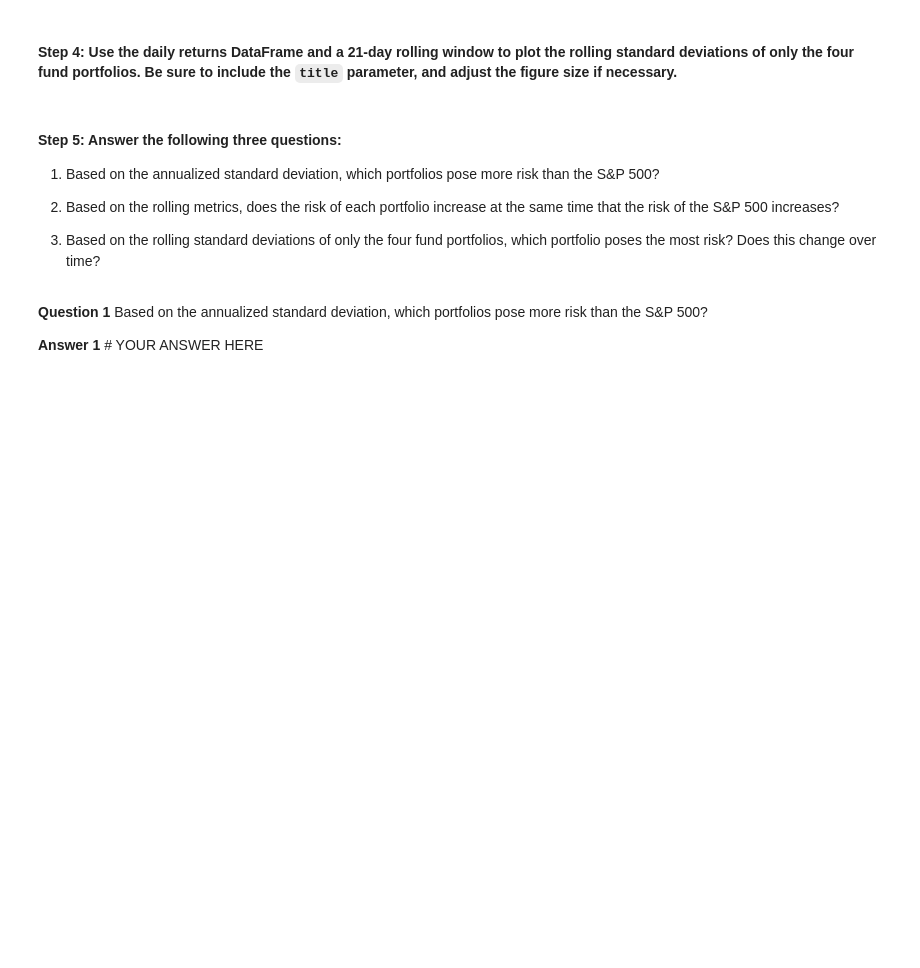
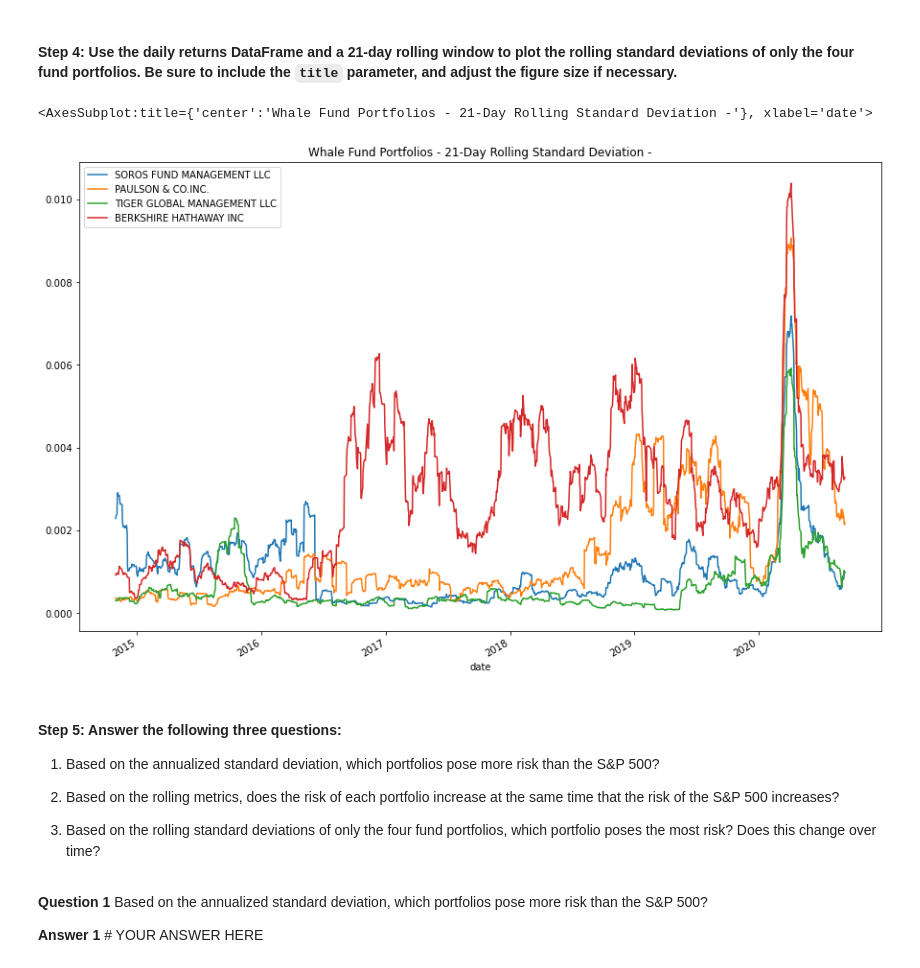
Before and after one commit to creamybokeh/Analyzing-Portfolio-Risk-and-Return, a Jupyter notebook: risk_return_analysis.ipynb, the cells around one changed output. Drawn from its saved outputs; the diff is of its cells as text; code cells hidden in the pictures; blank space fills up the shorter version.

```diff
--- a/risk_return_analysis.ipynb
+++ b/risk_return_analysis.ipynb
@@ -260,7 +271,10 @@ dtype: float64
 # %%
 # Using the daily return data and a 21-day rolling window, plot the rolling standard deviation of just the 4 portfolios.
 # Include a title parameter and adjust the figure size
-# YOUR CODE HERE
+whale_navs_only_df.rolling(window=21).std().plot(title="Whale Fund Portfolios - 21-Day Rolling Standard Deviation", figsize=(15,10))
+# %% [output]
+<AxesSubplot:title={'center':'Whale Fund Portfolios - 21-Day Rolling Standard Deviation -'}, xlabel='date'>
+[figure, added]
 # %% [markdown]
 #### Step 5: Answer the following three questions:
 
```
Also changed, not shown: parts of 9 cells of this notebook.
